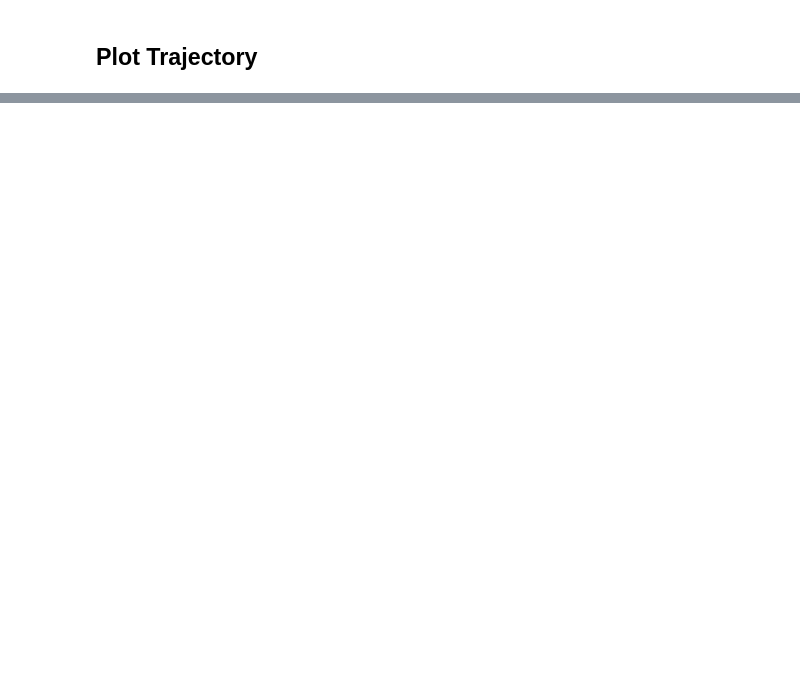
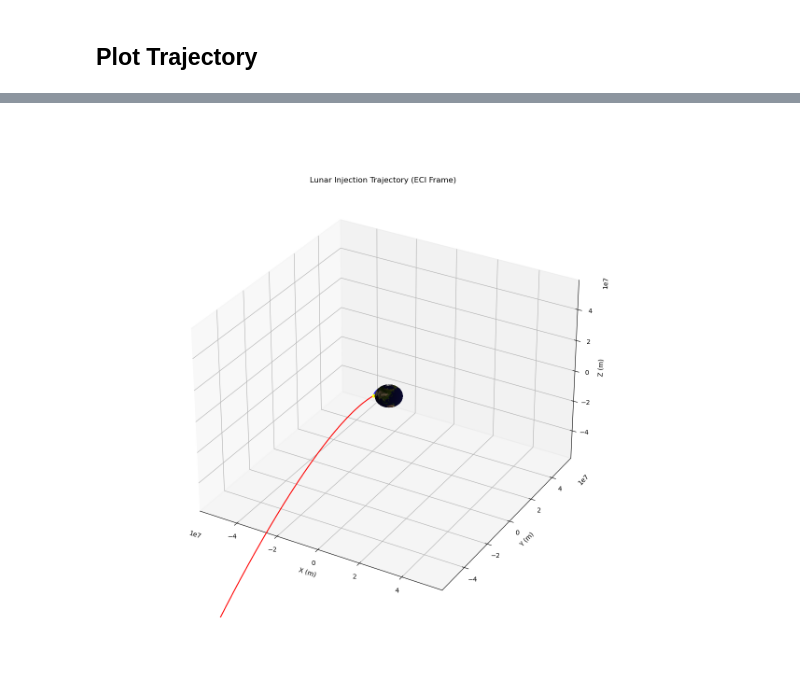
Before and after one commit to ianruh/EMA-550-Final-Project, a Jupyter notebook: Final Project.ipynb, the cells around one changed output, grey strips where cells are left out. Cells and saved outputs as stored; diff of their text form; code cells hidden in the pictures; blank space fills up the shorter version.

```diff
--- a/Final Project.ipynb
+++ b/Final Project.ipynb
@@ -124,0 +183,35 @@ transfer_ephemeris.plot(
+# %%
+##### Setup #####
+fig = plt.figure()
+ax = plt.axes(projection='3d')
+ax.set(
+    xlim=_leo_limits[0],
+    ylim=_leo_limits[1],
+    zlim=_leo_limits[2])
+plot_earth(
+    ax=ax,
+    label="Earth")
+
+ax.set_title("Lunar Injection Trajectory (ECI Frame)")
+ax.set_xlabel("X (m)")
+ax.set_ylabel("Y (m)")
+ax.set_zlabel("Z (m)")
+# ax.legend()
+
+##### interesting bits #####
+initial_leo_ephemeris.plot(
+    ax=ax,
+    t0=launch_time-1000,
+    t1=launch_time,
+    label="Initial Orbit",
+    pathColor="blue",
+    pointColor="yellow")
+transfer_ephemeris.plot(
+    ax=ax,
+    t0=launch_time,
+    t1=launch_time+time_of_flight,
+    label="Transfer Orbit",
+    pathColor="red",
+    pointColor="green")
+# %% [output]
+[figure, added]
```
Also changed, not shown: parts of 11 cells of this notebook, 9 other files.
